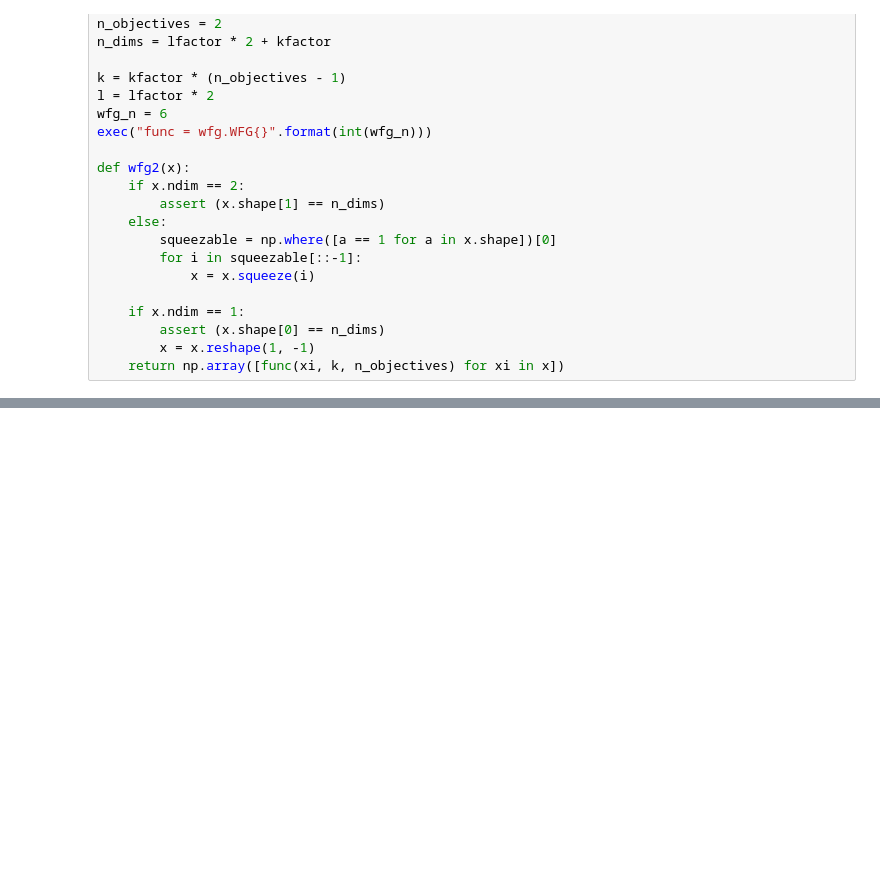
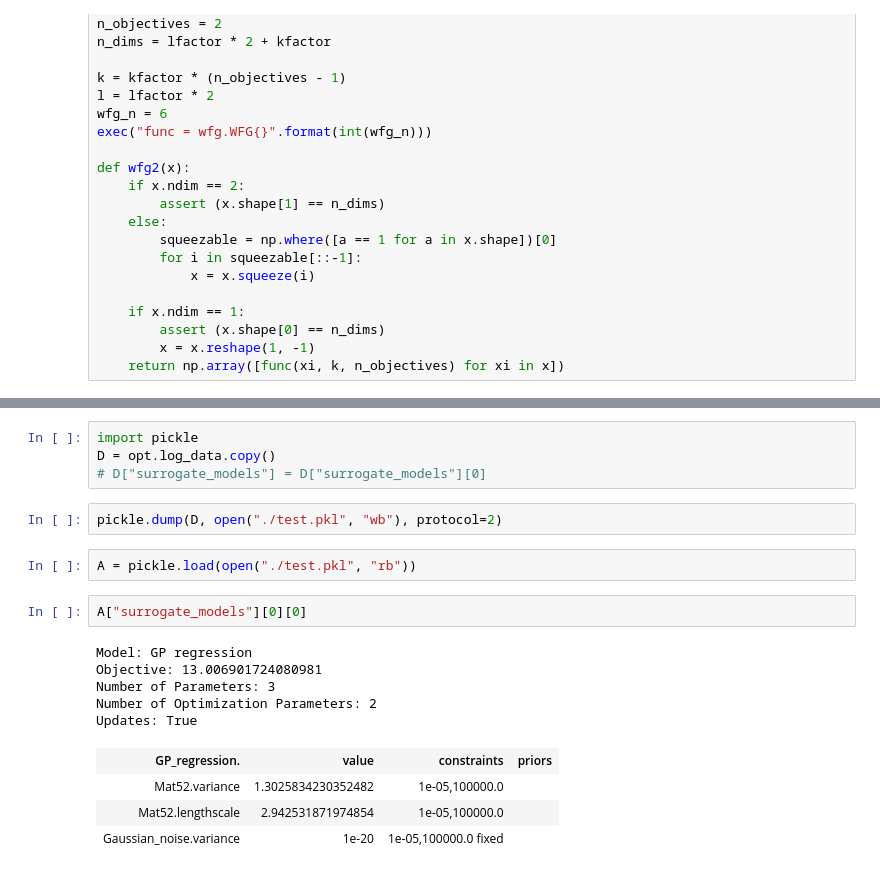
Before and after one commit to FinleyGibson/SAF_EMO, a Jupyter notebook: analytics/basic_optimisation/wfg_6_2d.ipynb, the cells around one changed output, grey strips where cells are left out. Saved outputs shown, nothing was run; the diff lists cells and outputs as text; blank space fills up the shorter version.

Commit message:
fixed model logging issue by ading .copy()

```diff
--- a/analytics/basic_optimisation/wfg_6_2d.ipynb
+++ b/analytics/basic_optimisation/wfg_6_2d.ipynb
@@ -147,0 +158,20 @@ Optimization restart 10/10, f = 16.458345217302792
+# %%
+import pickle
+D = opt.log_data.copy()
+# D["surrogate_models"] = D["surrogate_models"][0]
+# %%
+pickle.dump(D, open("./test.pkl", "wb"), protocol=2)
+# %%
+A = pickle.load(open("./test.pkl", "rb"))
+# %%
+A["surrogate_models"][0][0]
+# %% [output]
+Model: GP regression
+Objective: 13.006901724080981
+Number of Parameters: 3
+Number of Optimization Parameters: 2
+Updates: True
+| GP_regression. | value | constraints | priors |
+| Mat52.variance | 1.3025834230352482 | 1e-05,100000.0 |  |
+| Mat52.lengthscale | 2.942531871974854 | 1e-05,100000.0 |  |
+| Gaussian_noise.variance | 1e-20 | 1e-05,100000.0 fixed |  |
```
Also changed, not shown: parts of 3 cells of this notebook, 10 other files.
